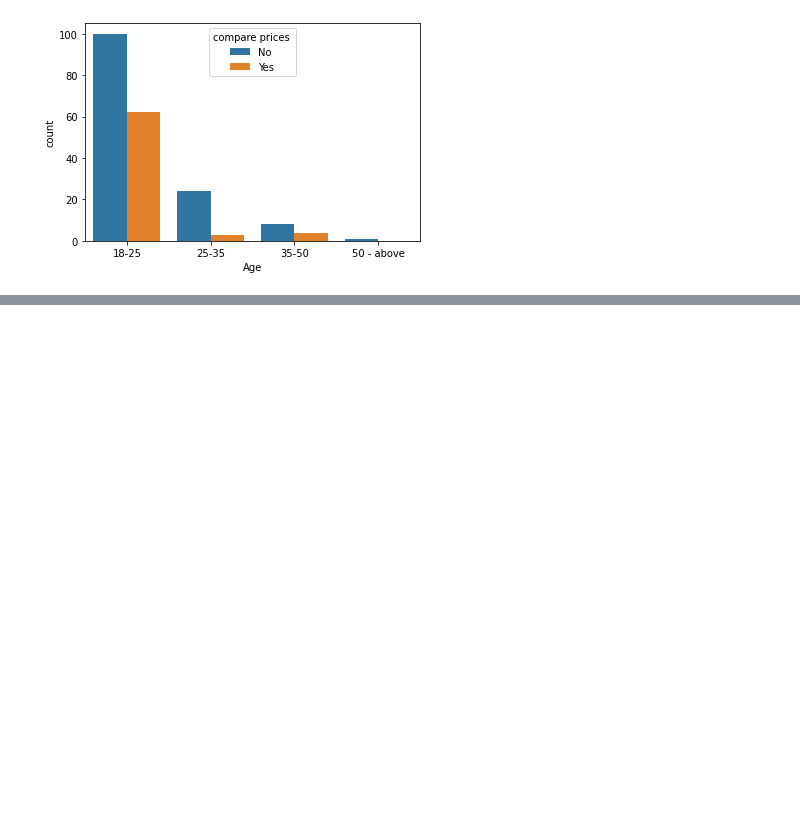
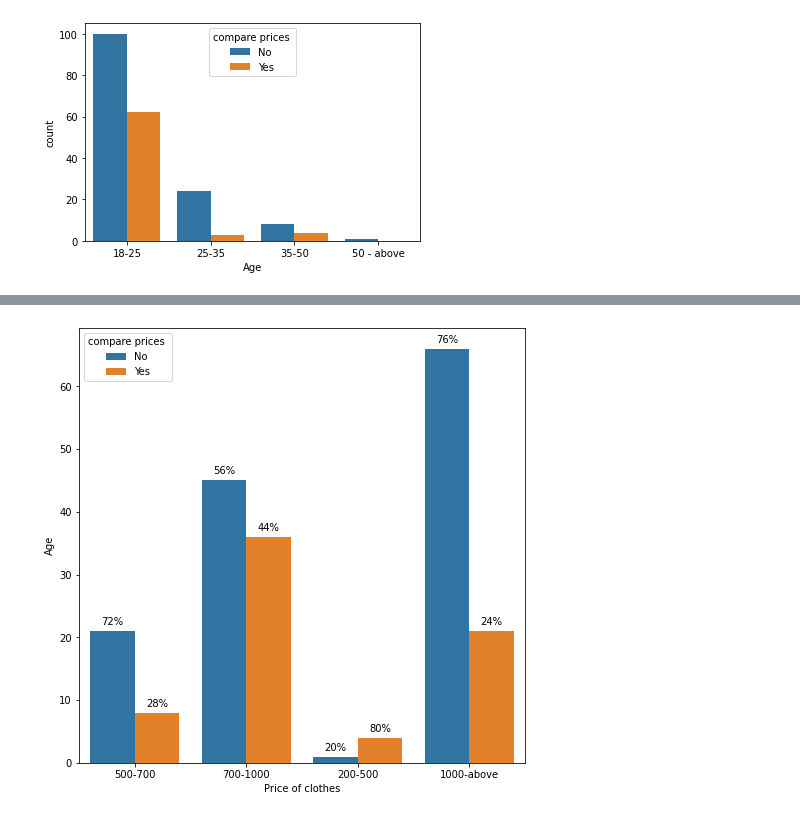
Before and after one commit to pranali-kirolkar-zz/MSCPROJECT, a Jupyter notebook: summersales.ipynb, the cells around one changed output, grey strips where cells are left out. Saved outputs shown, nothing was run; the diff lists cells and outputs as text; code cells hidden in the pictures; blank space fills up the shorter version.

```diff
--- a/summersales.ipynb
+++ b/summersales.ipynb
@@ -321,3 +386,21 @@ sns.countplot(data=Dataset, x='Age', hue='compare prices ')
+# %%
+plt.figure(figsize=(8,8))
+ax=sns.countplot(data=Dataset, x='Price of clothes', hue='compare prices ')
+ax.set_ylabel('Age')
+bars = ax.patches
+half = int(len(bars)/2)
+left_bars = bars[:half]
+right_bars = bars[half:]
+
+for left, right in zip(left_bars, right_bars):
+    height_l = left.get_height()
+    height_r = right.get_height()
+    total = height_l + height_r
+
+    ax.text(left.get_x() + left.get_width()/2., height_l + 1, '{0:.0%}'.format(height_l/total), ha="center")
+    ax.text(right.get_x() + right.get_width()/2., height_r + 1, '{0:.0%}'.format(height_r/total), ha="center")
+# %% [output]
+[figure, added]
 # %%
 from google.colab import drive
 drive.mount('/content/drive')
```
Also changed, not shown: parts of 6 cells of this notebook.
